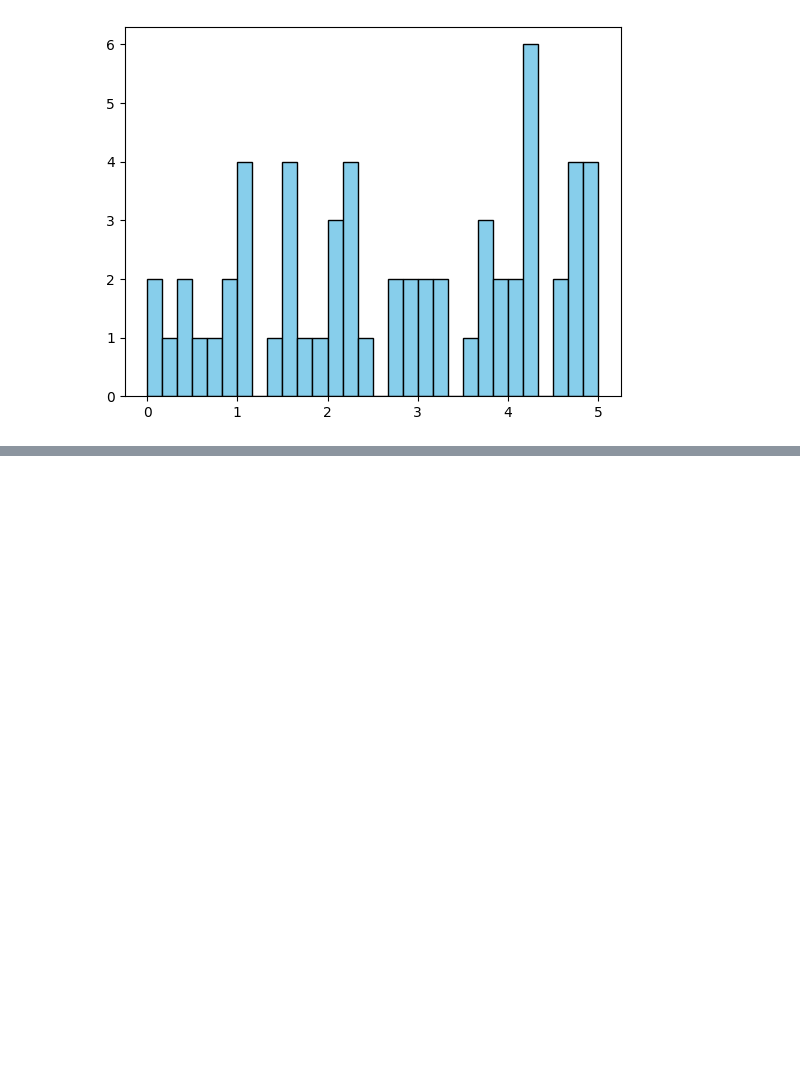
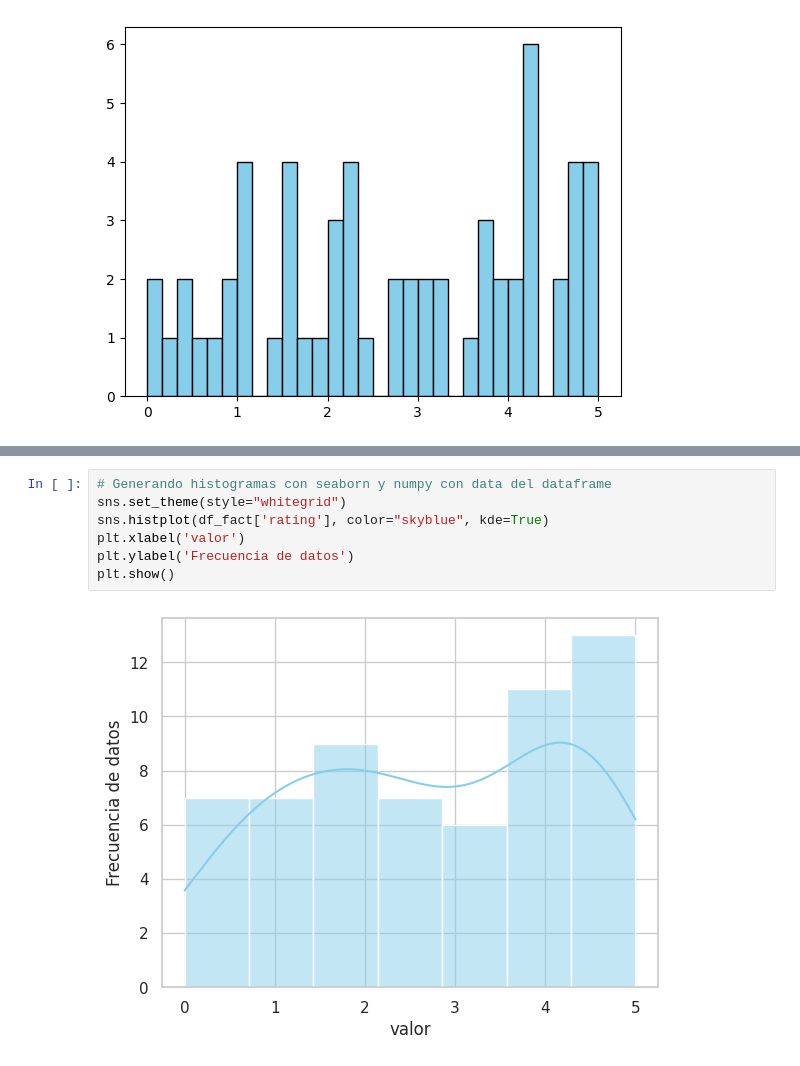
Before and after one commit to SaidGandur01/data-analysis-python, a Jupyter notebook: Sesion4/analisis_de_datos.ipynb, the cells around one changed output, grey strips where cells are left out. Drawn from its saved outputs; the diff is of its cells as text; blank space fills up the shorter version.

```diff
--- a/Sesion4/analisis_de_datos.ipynb
+++ b/Sesion4/analisis_de_datos.ipynb
@@ -216,0 +217,9 @@ plt.show()
+# %%
+# Generando histogramas con seaborn y numpy con data del dataframe
+sns.set_theme(style="whitegrid")
+sns.histplot(df_fact['rating'], color="skyblue", kde=True)
+plt.xlabel('valor')
+plt.ylabel('Frecuencia de datos')
+plt.show()
+# %% [output]
+[figure, added]
```
Also changed, not shown: parts of 1 cell of this notebook.
